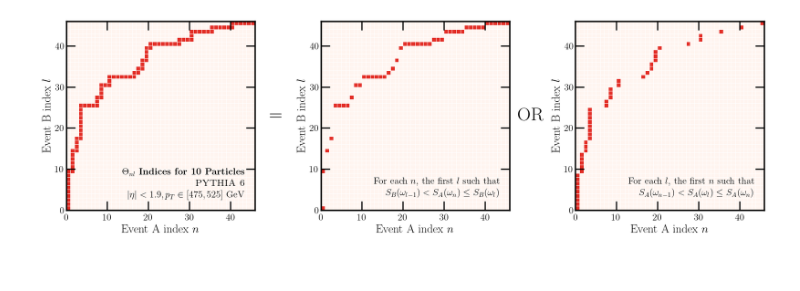
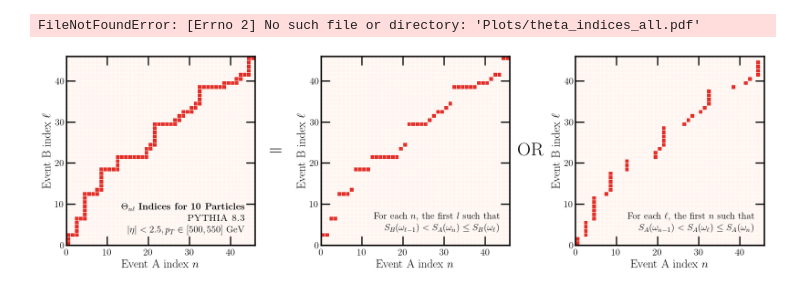
Before and after one commit to rikab/SPECTER, a Jupyter notebook: Studies/algorithm_plots.ipynb, the cells around one changed output. Cells and saved outputs as stored; diff of their text form; code cells hidden in the pictures.

```diff
--- a/Studies/algorithm_plots.ipynb
+++ b/Studies/algorithm_plots.ipynb
@@ -181,11 +200,13 @@ i_indices = jnp.searchsorted(X, Y, side = 'left')
 pairs = jnp.zeros((X.shape[0] + Y.shape[0], 2), dtype=int)
 pairs = pairs.at[0:X.shape[0], 0].set(jnp.arange(X.shape[0]))
 pairs = pairs.at[0:X.shape[0], 1].set(j_indices)
+print(pairs)
+
 # pairs = pairs.at[X.shape[0]:X.shape[0] + Y.shape[0], 0].set(i_indices)
 # pairs = pairs.at[X.shape[0]:X.shape[0] + Y.shape[0], 1].set(jnp.arange(Y.shape[0]))
 
 indices_matrix_i = np.zeros((len(cumulative_1), len(cumulative_2)))
-indices_matrix_i[pairs[:,0], pairs[:,1]] = 1
+indices_matrix_i[pairs[:X.shape[0],0], pairs[:X.shape[0],1]] = 1
 indices_matrix_i = indices_matrix_i.T
 
 fig, ax_i = newplot("column")
@@ -206,5 +227,5 @@ line_1 = r"$\textsc{PYTHIA 6}$"
 line_2 = r"$|\eta| < 1.9, p_T \in [475, 525]$ GeV"
 stamp(0.95, 0.2, ax_i, line_0 = line_0, line_1 = line_1, line_2 = line_2, textops_update={"ha" : "right"})
 
-plt.savefig("Plots/theta_indices_j.pdf", bbox_inches="tight")
+# plt.savefig("Plots/theta_indices_j.pdf", bbox_inches="tight")
 # %% [output]
@@ -217,15 +255,22 @@ X, Y = cumulative_1, cumulative_2
 j_indices = jnp.searchsorted(Y, X, side = 'left')
 i_indices = jnp.searchsorted(X, Y, side = 'left')
 
+print(i_indices)
+print(j_indices)
+
 # i indices
 pairs = jnp.zeros((X.shape[0] + Y.shape[0], 2), dtype=int)
 # pairs = pairs.at[0:X.shape[0], 0].set(jnp.arange(X.shape[0]))
 # pairs = pairs.at[0:X.shape[0], 1].set(j_indices)
 pairs = pairs.at[X.shape[0]:X.shape[0] + Y.shape[0], 0].set(i_indices)
 pairs = pairs.at[X.shape[0]:X.shape[0] + Y.shape[0], 1].set(jnp.arange(Y.shape[0]))
+mask = jnp.logical_and(pairs[:,0] < X.shape[0], pairs[:,1] < Y.shape[0])
+
+
+print(pairs)
 
 indices_matrix_j = np.zeros((len(cumulative_1), len(cumulative_2)))
-indices_matrix_j[pairs[:,0], pairs[:,1]] = 1
+indices_matrix_j[pairs[mask,0], pairs[mask,1]] = 1
 indices_matrix_j = indices_matrix_j.T
 
 fig, ax_j = newplot("column")
@@ -241,9 +286,9 @@ text_1 = r"$S_A(\omega_{n-1}) < S_A(\omega_l) \leq S_A(\omega_n)$"
 stamp(0.95, 0.35, ax_j, line_0 = text_0, line_1 = text_1, textops_update={"ha" : "right"}, boldfirst=False)
 
 line_0 = r"$\Theta_{nl}$ Indices for 10 Particles"
-line_1 = r"$\textsc{PYTHIA 6}$"
+line_1 = r"$\textsc{PYTHIA 8.3}$"
 line_2 = r"$|\eta| < 1.9, p_T \in [475, 525]$ GeV"
 stamp(0.95, 0.2, ax_j, line_0 = line_0, line_1 = line_1, line_2 = line_2, textops_update={"ha" : "right"})
 
-plt.savefig("Plots/theta_indices_i.pdf", bbox_inches="tight")
+# plt.savefig("Plots/theta_indices_i.pdf", bbox_inches="tight")
 # %% [output]
@@ -255,45 +317,46 @@ fig, ax = newplot("full", subplot_array=(1,3), aspect_ratio=1/3)
 
 ax[0].pcolormesh(indices_matrix, cmap = "Reds", vmax= 1.5, edgecolors="white", linewidth=0.5)
 ax[0].set_xlabel(r"Event A index $n$")
-ax[0].set_ylabel(r"Event B index $l$")
+ax[0].set_ylabel(r"Event B index $\ell$")
 ax[0].set_aspect("equal")
 
 ax[1].pcolormesh(indices_matrix_i, cmap = "Reds", vmax= 1.5, edgecolors="white", linewidth=0.5)
 ax[1].set_xlabel(r"Event A index $n$")
-ax[1].set_ylabel(r"Event B index $l$")
+ax[1].set_ylabel(r"Event B index $\ell$")
 ax[1].set_aspect("equal")
 
 ax[2].pcolormesh(indices_matrix_j, cmap = "Reds", vmax= 1.5, edgecolors="white", linewidth=0.5)
 ax[2].set_xlabel(r"Event A index $n$")
-ax[2].set_ylabel(r"Event B index $l$")
+ax[2].set_ylabel(r"Event B index $\ell$")
 ax[2].set_aspect("equal")
 
 
 # Increase space between subplots
 plt.subplots_adjust(wspace=0.35)
 
 
 # Text
-line_0 = r"$\Theta_{nl}$ Indices for 10 Particles"
-line_1 = r"$\textsc{PYTHIA 6}$"
-line_2 = r"$|\eta| < 1.9, p_T \in [475, 525]$ GeV"
+line_0 = r"$\Theta_{n\ell}$ Indices for 10 Particles"
+line_1 = r"$\textsc{PYTHIA 8.3}$"
+line_2 = r"$|\eta| < 2.5, p_T \in [500, 550]$ GeV"
 stamp(0.95, 0.2, ax[0], line_0 = line_0, line_1 = line_1, line_2 = line_2, textops_update={"ha" : "right"})
 
 
-text_0 = r"For each $n$, the first $l$ such that"
-text_1 = r"$S_B(\omega_{l-1}) < S_A(\omega_n) \leq S_B(\omega_l)$"
+text_0 = r"For each $n$, the first $\ell$ such that"
+text_1 = r"$S_B(\omega_{\ell-1}) < S_A(\omega_n) \leq S_B(\omega_\ell)$"
 stamp(0.95, 0.15, ax[1], line_0 = text_0, line_1 = text_1, textops_update={"ha" : "right"}, boldfirst=False)
 
-text_0 = r"For each $l$, the first $n$ such that"
-text_1 = r"$S_A(\omega_{n-1}) < S_A(\omega_l) \leq S_A(\omega_n)$"
+text_0 = r"For each $\ell$, the first $n$ such that"
+text_1 = r"$S_A(\omega_{n-1}) < S_A(\omega_\ell) \leq S_A(\omega_n)$"
 stamp(0.95, 0.15, ax[2], line_0 = text_0, line_1 = text_1, textops_update={"ha" : "right"}, boldfirst=False)
 
 # Between subplots 0 and 1, add text
-text_0 = r"For each $n$, the first $l$ such that"
-text_1 = r"$S_B(\omega_{l-1}) < S_A(\omega_n) \leq S_B(\omega_l)$"
+text_0 = r"For each $n$, the first $\ell$ such that"
+text_1 = r"$S_B(\omega_{\ell-1}) < S_A(\omega_n) \leq S_B(\omega_\ell)$"
 stamp(1.15, 0.5, ax[0], line_0 = "=", textops_update={"ha" : "right", "fontsize" : 32}, boldfirst=False)
 stamp(1.185, 0.5, ax[1], line_0 = "OR", textops_update={"ha" : "right", "fontsize" : 32}, boldfirst=False)
 
-plt.savefig("Plots/theta_indices_all.pdf", bbox_inches="tight")
+plt.savefig("theta_indices_all.pdf", bbox_inches="tight")
 # %% [output]
+FileNotFoundError: [Errno 2] No such file or directory: 'Plots/theta_indices_all.pdf'
-[figure, old version]
+[figure, new version]
```
Also changed, not shown: parts of 7 cells of this notebook, 40 other files.
